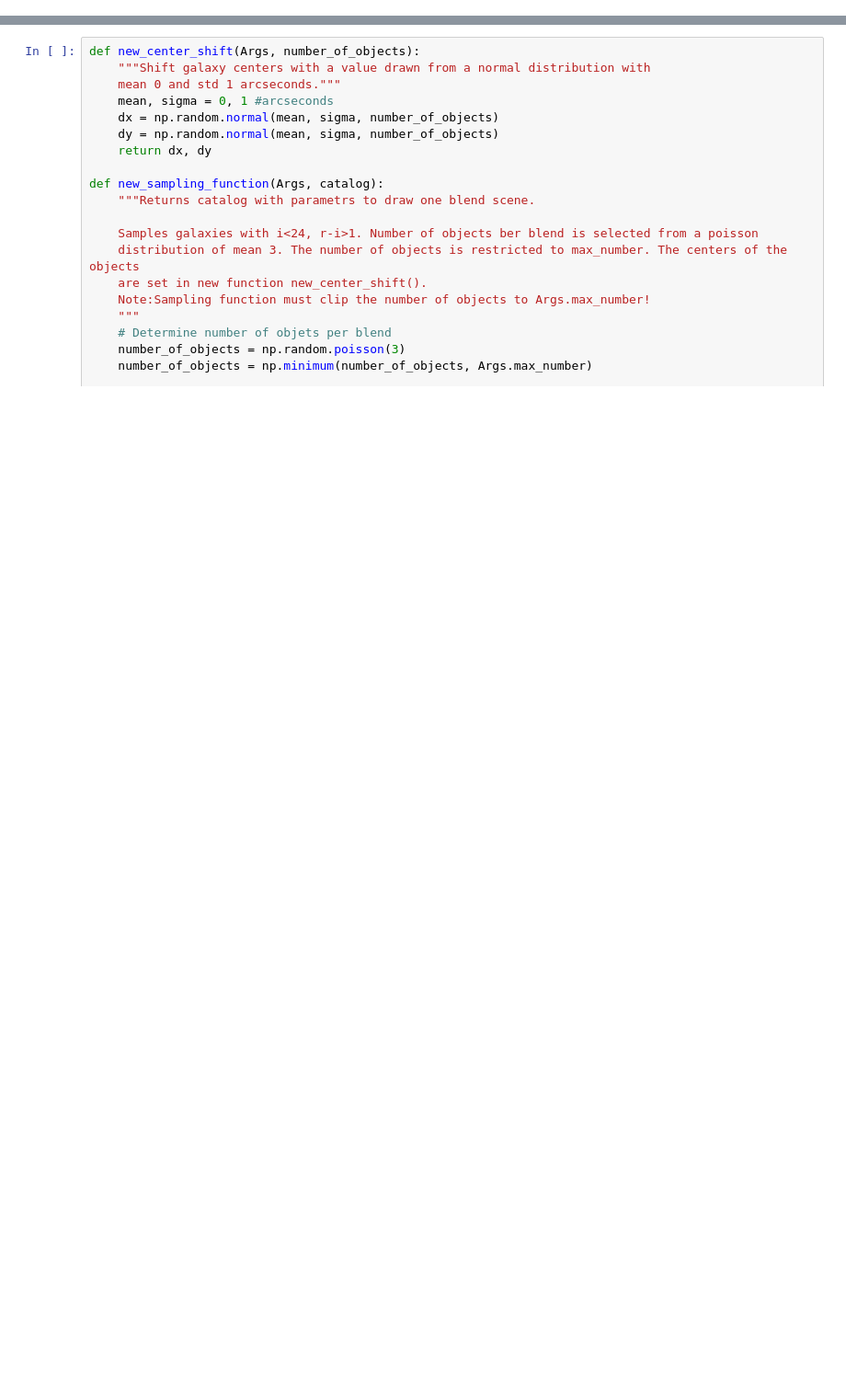
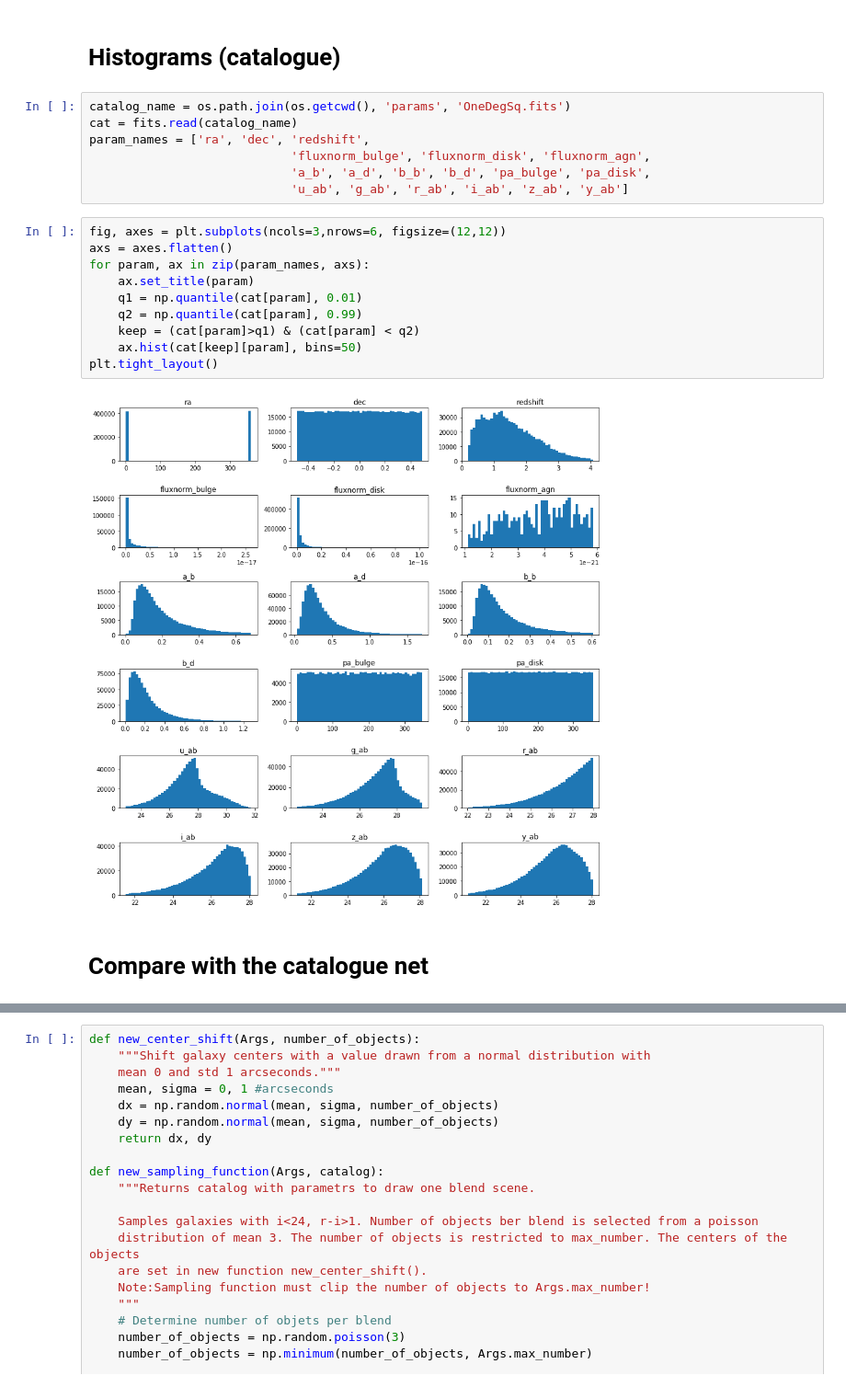
Before and after one commit to prob-ml/bliss, a Jupyter notebook: notebooks/catsim-galaxies.ipynb, the cells around one changed output, grey strips where cells are left out. Shown at 92% size. Saved outputs shown, nothing was run; the diff lists cells and outputs as text; blank space fills up the shorter version.

Commit message:
Catalogue network does sorta the right thing, but histograms are different. More investigation is required.

```diff
--- a/notebooks/catsim-galaxies.ipynb
+++ b/notebooks/catsim-galaxies.ipynb
@@ -13,3 +16,27 @@ import btk.config, btk.plot_utils
 print(os.getcwd())
 # %% [output]
 /home/imendoza/deblend/galaxy-net
+# %% [markdown]
+# Histograms (catalogue)
+# %%
+catalog_name = os.path.join(os.getcwd(), 'params', 'OneDegSq.fits')
+cat = fits.read(catalog_name)
+param_names = ['ra', 'dec', 'redshift',
+                            'fluxnorm_bulge', 'fluxnorm_disk', 'fluxnorm_agn',
+                            'a_b', 'a_d', 'b_b', 'b_d', 'pa_bulge', 'pa_disk',
+                            'u_ab', 'g_ab', 'r_ab', 'i_ab', 'z_ab', 'y_ab']
+# %%
+fig, axes = plt.subplots(ncols=3,nrows=6, figsize=(12,12))
+axs = axes.flatten()
+for param, ax in zip(param_names, axs):
+    ax.set_title(param)
+    q1 = np.quantile(cat[param], 0.01)
+    q2 = np.quantile(cat[param], 0.99)
+    keep = (cat[param]>q1) & (cat[param] < q2)
+    ax.hist(cat[keep][param], bins=50)
+plt.tight_layout()
+# %% [output]
+[figure, added]
+# %% [markdown]
+
+# Compare with the catalogue net
```
Also changed, not shown: parts of 10 cells of this notebook, 7 other files.
